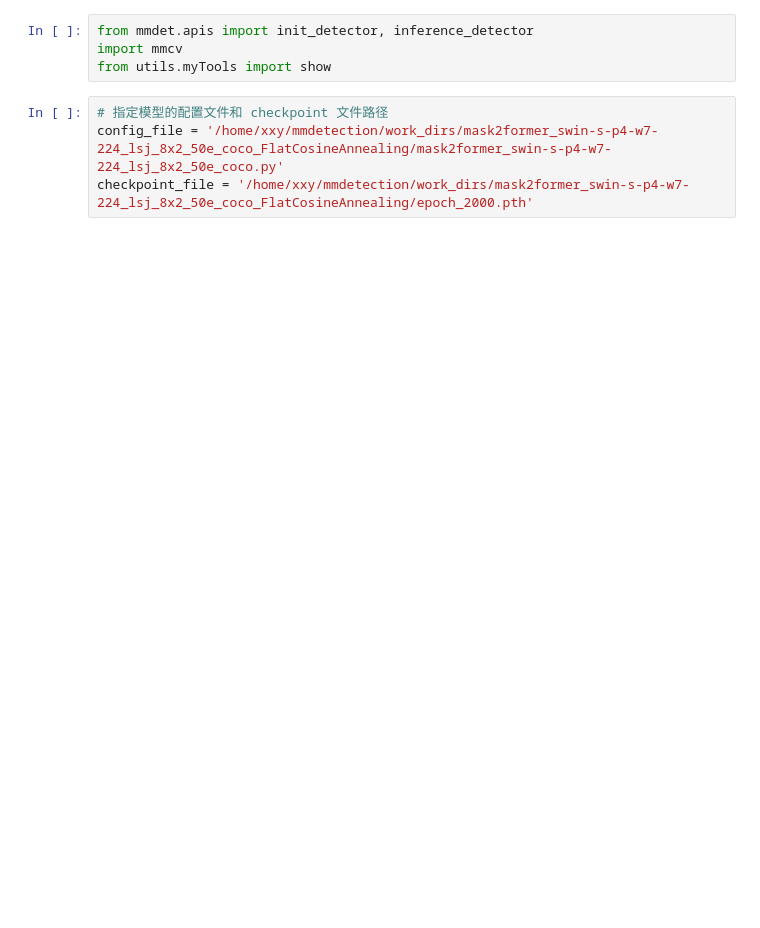
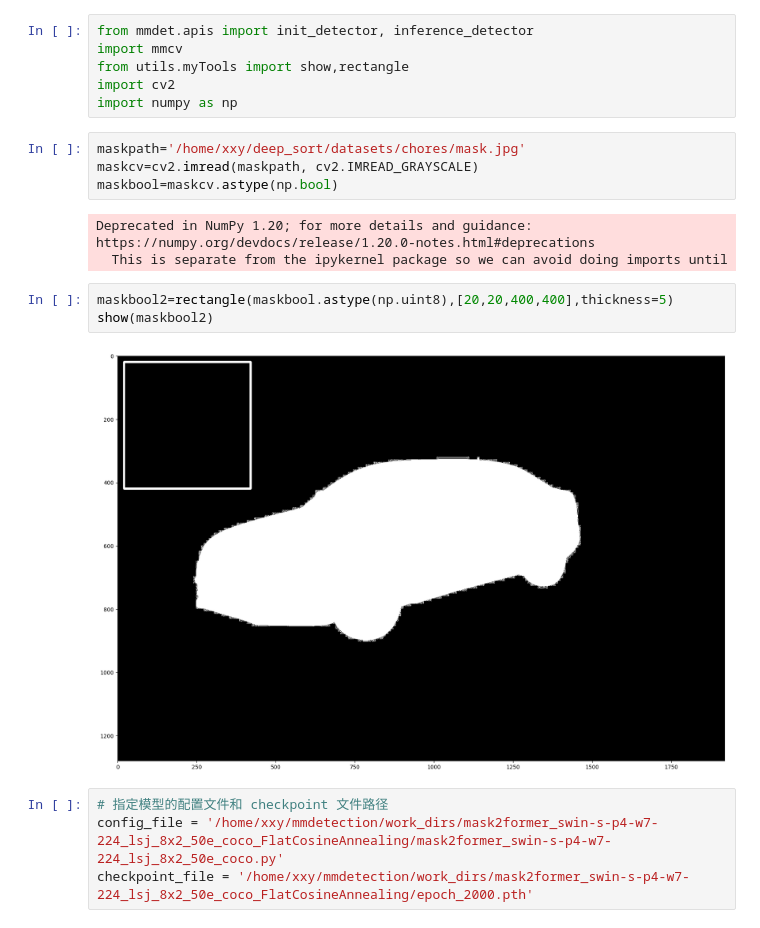
Before and after one commit to x0chaoren0s/deep_sort, a Jupyter notebook: my_deep_sort/tmp.ipynb, the cells around one changed output. Cells and saved outputs as stored; diff of their text form; blank space fills up the shorter version.

```diff
--- a/my_deep_sort/tmp.ipynb
+++ b/my_deep_sort/tmp.ipynb
@@ -1,7 +1,21 @@
 # %%
 from mmdet.apis import init_detector, inference_detector
 import mmcv
-from utils.myTools import show
+from utils.myTools import show,rectangle
+import cv2
+import numpy as np
+# %%
+maskpath='/home/xxy/deep_sort/datasets/chores/mask.jpg'
+maskcv=cv2.imread(maskpath, cv2.IMREAD_GRAYSCALE)
+maskbool=maskcv.astype(np.bool)
+# %% [output]
+Deprecated in NumPy 1.20; for more details and guidance: https://numpy.org/devdocs/release/1.20.0-notes.html#deprecations
+  This is separate from the ipykernel package so we can avoid doing imports until
+# %%
+maskbool2=rectangle(maskbool.astype(np.uint8),[20,20,400,400],thickness=5)
+show(maskbool2)
+# %% [output]
+[figure, added]
 # %%
 # 指定模型的配置文件和 checkpoint 文件路径
 config_file = '/home/xxy/mmdetection/work_dirs/mask2former_swin-s-p4-w7-224_lsj_8x2_50e_coco_FlatCosineAnnealing/mask2former_swin-s-p4-w7-224_lsj_8x2_50e_coco.py'
```
Also changed, not shown: parts of 18 cells of this notebook, 4 other files.
